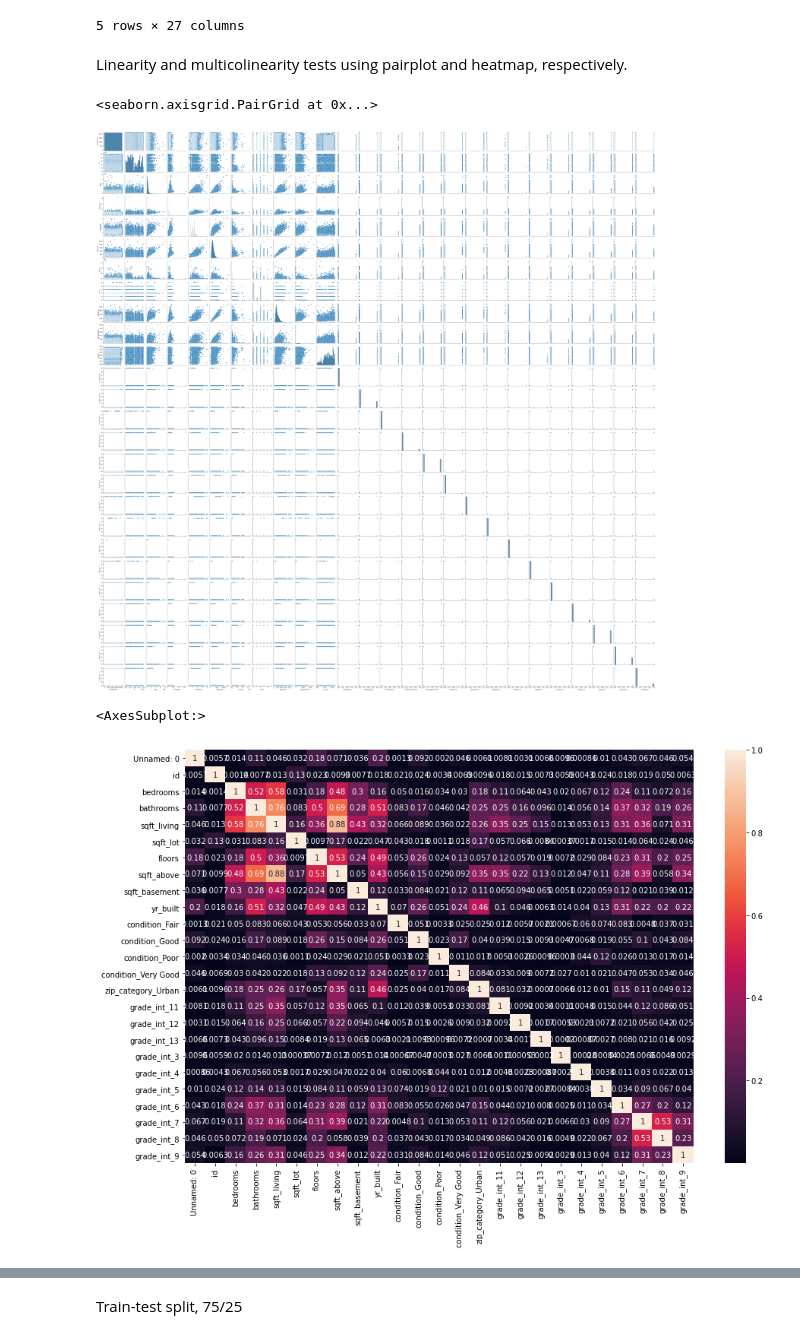
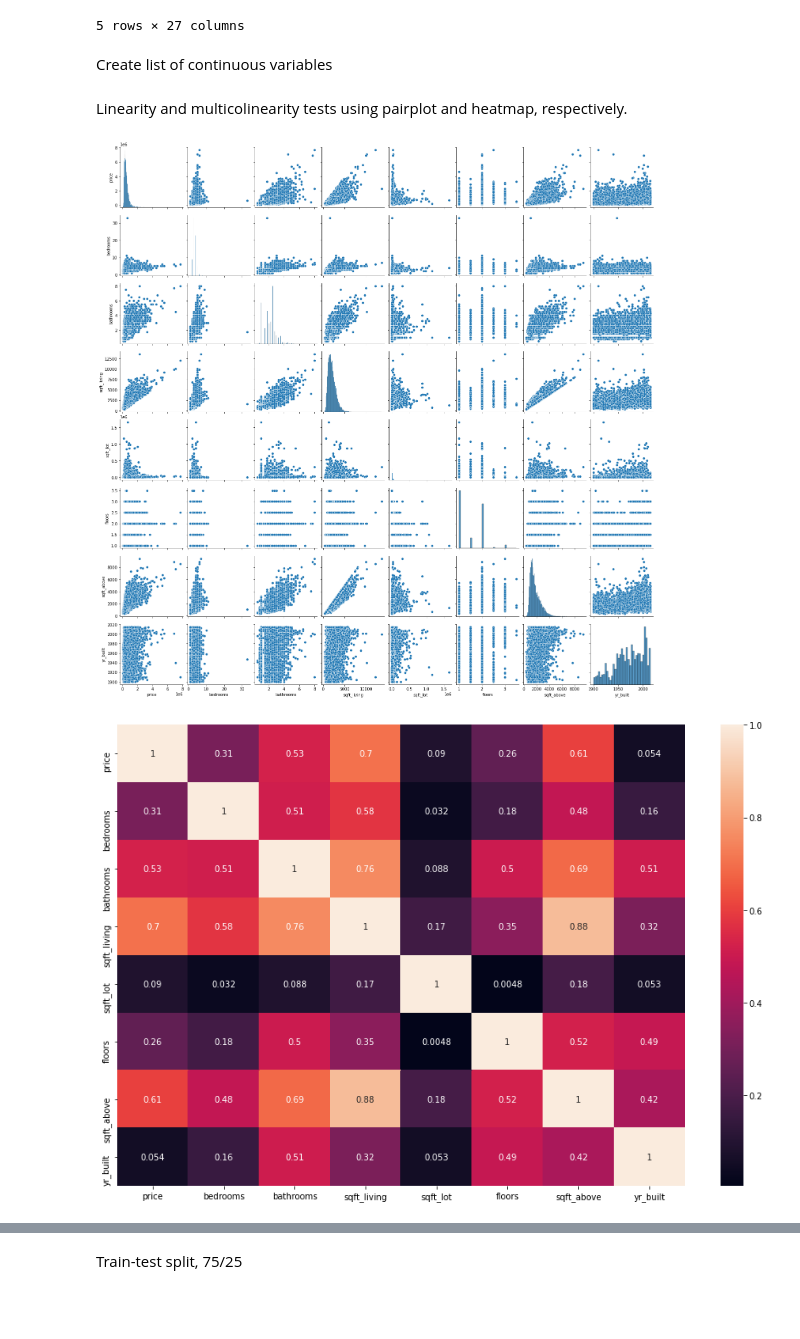
Before and after one commit to sgchatrathi/Real-Estate-Project-analysis, a Jupyter notebook: Scatterplot and heatmap.ipynb, the cells around one changed output, grey strips where cells are left out. Cells and saved outputs as stored; diff of their text form; code cells hidden in the pictures; blank space fills up the shorter version.

```diff
--- a/Scatterplot and heatmap.ipynb
+++ b/Scatterplot and heatmap.ipynb
@@ -23,16 +24,19 @@ df.head()
 | 3 | 3 | 2487200875 | 2014-12-09 | 604000.0 | 4 | 3.00 | 1960 | 5000 | 1.0 | ... |
 | 4 | 4 | 1954400510 | 2015-02-18 | 510000.0 | 3 | 2.00 | 1680 | 8080 | 1.0 | ... |
 5 rows × 27 columns
+# %% [markdown]
+Create list of continuous variables
+# %%
+columns = ['date', 'price', 'bedrooms', 'bathrooms', 'sqft_living', 'sqft_lot',
+                'floors', 'sqft_above', 'yr_built']
 # %% [markdown]
 Linearity and multicolinearity tests using pairplot and heatmap, respectively.
 # %%
-sns.pairplot(df)
+sns.pairplot(df[columns]);
 # %% [output]
-<seaborn.axisgrid.PairGrid at 0x...>
-[figure, old version]
+[figure, new version]
 # %%
 plt.figure(figsize=(15,10))
-sns.heatmap(x_train.corr().abs(), annot=True)
+sns.heatmap(df[columns].corr().abs(), annot=True);
 # %% [output]
-<AxesSubplot:>
-[figure, old version]
+[figure, new version]
```
Also changed, not shown: parts of 5 cells of this notebook.
